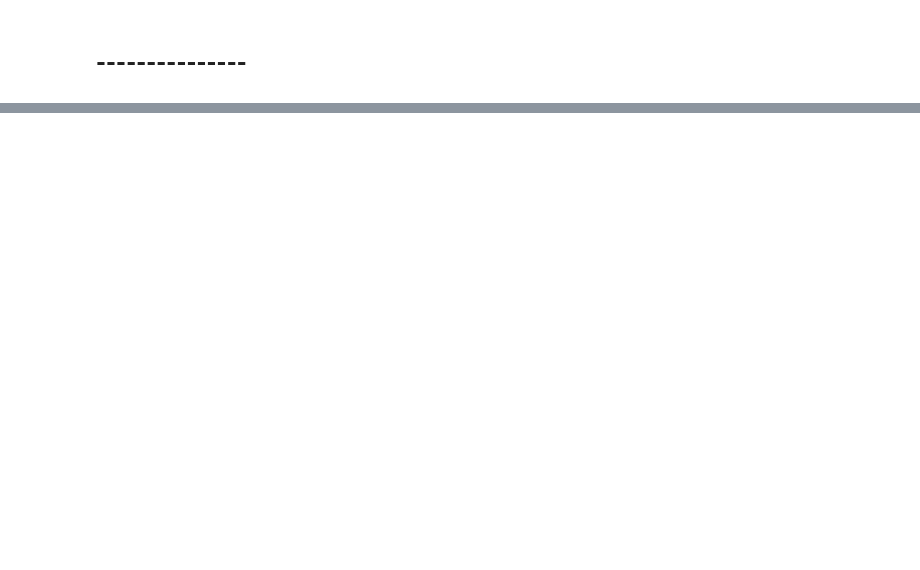
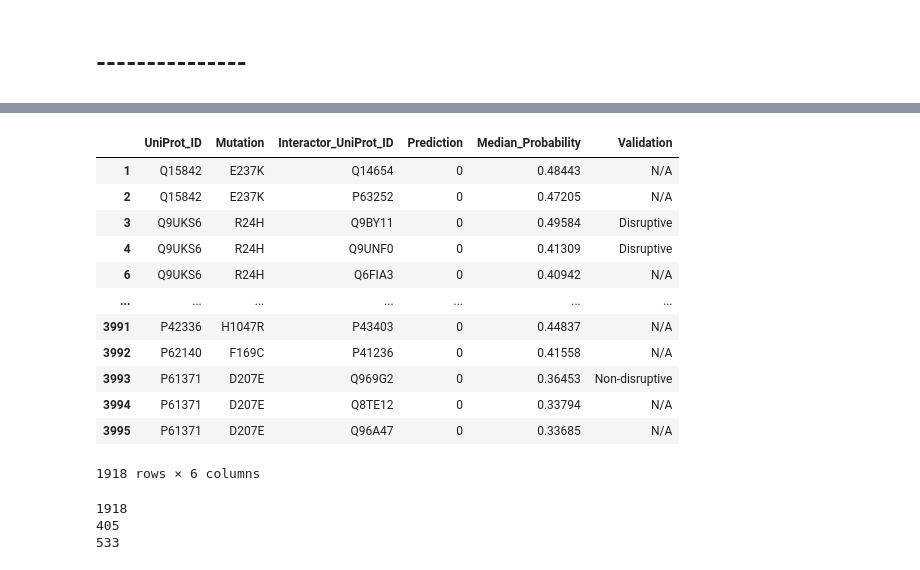
Before and after one commit to ibrahimberb/Predicting-Mutation-Effects, a Jupyter notebook: src/dev/CancerValidation/A1/interfaces_all.ipynb, the cells around one changed output, grey strips where cells are left out. Saved outputs shown, nothing was run; the diff lists cells and outputs as text; code cells hidden in the pictures; blank space fills up the shorter version.

```diff
--- a/src/dev/CancerValidation/A1/interfaces_all.ipynb
+++ b/src/dev/CancerValidation/A1/interfaces_all.ipynb
@@ -155,0 +296,5 @@ metrics_merged
+# %%
+brca_output = cancer_validation.load_output_dict("outputs/BRCA_output_ALL_2022-03-09.pickle")
+# %%
+brca_data_temp = brca_output["data_validation"].copy()
+brca_data_temp
@@ -155,0 +330,27 @@ metrics_merged
+# %%
+brca_data_temp_0 = brca_data_temp[brca_data_temp["Prediction"] == 0].copy()
+brca_data_temp_1 = brca_data_temp[brca_data_temp["Prediction"] == 1].copy()
+# %%
+brca_data_temp_0
+# %% [output]
+|  | UniProt_ID | Mutation | Interactor_UniProt_ID | Prediction | Median_Probability | Validation |
+| 1 | Q15842 | E237K | Q14654 | 0 | 0.48443 | N/A |
+| 2 | Q15842 | E237K | P63252 | 0 | 0.47205 | N/A |
+| 3 | Q9UKS6 | R24H | Q9BY11 | 0 | 0.49584 | Disruptive |
+| 4 | Q9UKS6 | R24H | Q9UNF0 | 0 | 0.41309 | Disruptive |
+| 6 | Q9UKS6 | R24H | Q6FIA3 | 0 | 0.40942 | N/A |
+| ... | ... | ... | ... | ... | ... | ... |
+| 3991 | P42336 | H1047R | P43403 | 0 | 0.44837 | N/A |
+| 3992 | P62140 | F169C | P41236 | 0 | 0.41558 | N/A |
+| 3993 | P61371 | D207E | Q969G2 | 0 | 0.36453 | Non-disruptive |
+| 3994 | P61371 | D207E | Q8TE12 | 0 | 0.33794 | N/A |
+| 3995 | P61371 | D207E | Q96A47 | 0 | 0.33685 | N/A |
+1918 rows × 6 columns
+# %%
+print(len(brca_data_temp_0))
+print(len(brca_data_temp_0[brca_data_temp_0["Validation"] == "Disruptive"]))
+print(len(brca_data_temp_0[brca_data_temp_0["Validation"] == "Non-disruptive"]))
+# %% [output]
+1918
+405
+533
```
Also changed, not shown: parts of 26 cells of this notebook, 9 other files.
